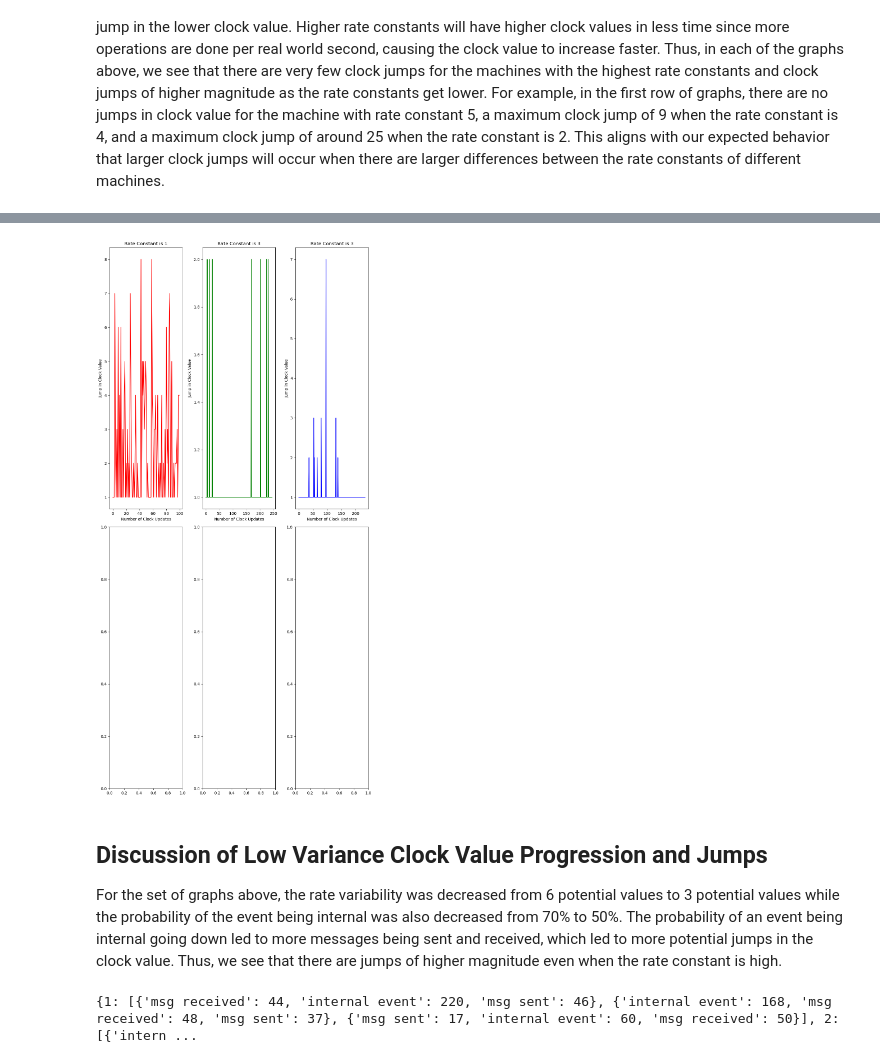
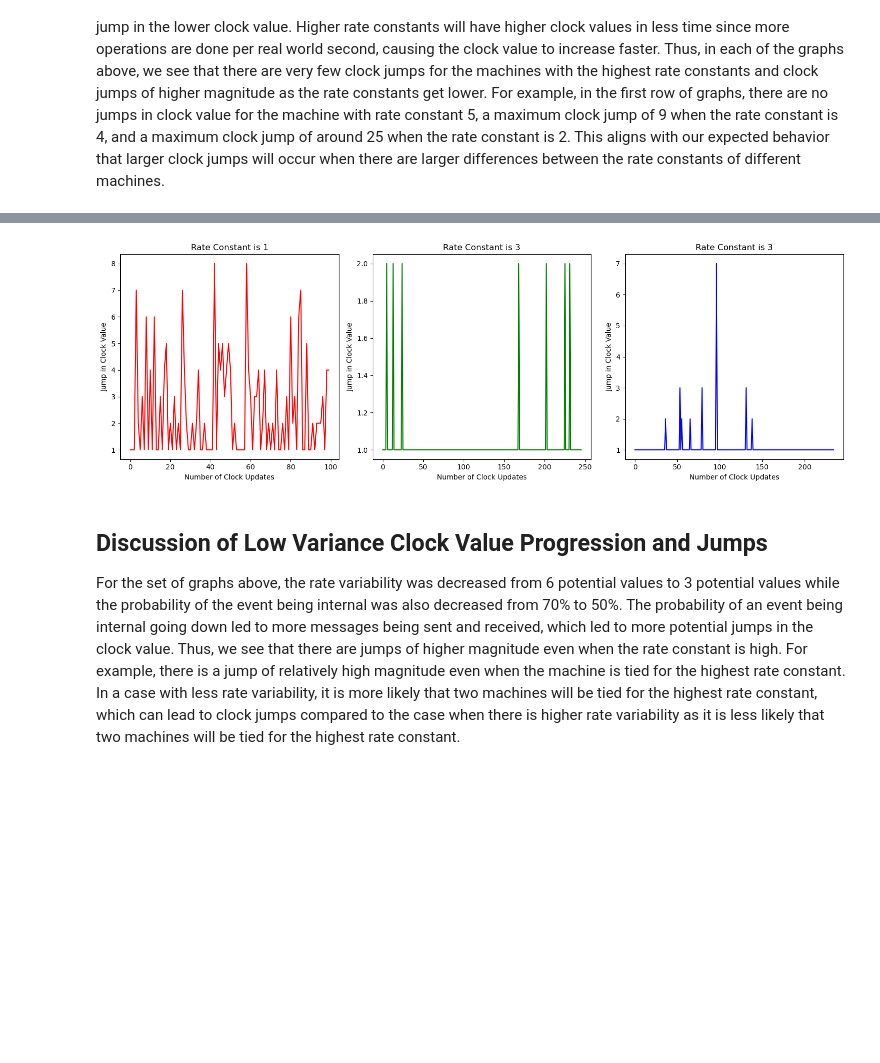
Before and after one commit to rnori-harv/DistributedSystemModel, a Jupyter notebook: CS 262 Engineering Notebook.ipynb, the cells around one changed output, grey strips where cells are left out. Saved outputs shown, nothing was run; the diff lists cells and outputs as text; code cells hidden in the pictures; blank space fills up the shorter version.

```diff
--- a/CS 262 Engineering Notebook.ipynb
+++ b/CS 262 Engineering Notebook.ipynb
@@ -120,13 +120,11 @@ for key in clock_dict_lowvar.keys():
 # %%
 RATE_CONST_LOWVAR = {1: [1,3,3]}
 # %%
-fig, axs  = plt.subplots(2, 1, figsize = (10,20))
 for key in clock_dict_lowvar.keys():
     for i in range(len(clock_dict_lowvar[key])):
-        axs[key - 1].plot(clock_dict_lowvar[key][i], label = "Rate Constant: " + str(RATE_CONST_LOWVAR[key][i]))
-        axs[key - 1].set_title("Progression of Clock Value with Rate Constants " + str(RATE_CONST_LOWVAR[key]))
-        axs[key - 1].set_xlabel("Number of Clock Updates")
-        axs[key - 1].set_ylabel("Clock Value")
-        axs[key - 1].legend()
-fig.tight_layout()
+        plt.plot(clock_dict_lowvar[key][i], label = "Rate Constant: " + str(RATE_CONST_LOWVAR[key][i]))
+        plt.title("Progression of Clock Value with Rate Constants " + str(RATE_CONST_LOWVAR[key]))
+        plt.xlabel("Number of Clock Updates")
+        plt.ylabel("Clock Value")
+        plt.legend()
 # %% [output]
@@ -134,15 +132,15 @@ fig.tight_layout()
 # %%
-fig, axs = plt.subplots(2, 3, figsize = (10,20))
+fig, axs = plt.subplots(1, 3, figsize = (15,5))
 colors = ['r', 'g', 'b']
 for key in clock_jumps_dict_lowvar.keys():
     for i in range(len(clock_jumps_dict_lowvar[key])):
-        axs[key - 1][i].plot(clock_jumps_dict_lowvar[key][i], label = str(key), color = colors[i])
-        axs[key - 1][i].set_title("Rate Constant is " + str(RATE_CONST_LOWVAR[key][i]))
-        axs[key - 1][i].set_xlabel("Number of Clock Updates")
-        axs[key - 1][i].set_ylabel("Jump in Clock Value")
+        axs[i].plot(clock_jumps_dict_lowvar[key][i], label = str(key), color = colors[i])
+        axs[i].set_title("Rate Constant is " + str(RATE_CONST_LOWVAR[key][i]))
+        axs[i].set_xlabel("Number of Clock Updates")
+        axs[i].set_ylabel("Jump in Clock Value")
 fig.tight_layout()
 # %% [output]
-[figure, old version]
+[figure, new version]
 # %% [markdown]
 ## Discussion of Low Variance Clock Value Progression and Jumps
-For the set of graphs above, the rate variability was decreased from 6 potential values to 3 potential values while the probability of the event being internal was also decreased from 70% to 50%. The probability of an event being internal going down led to more messages being sent and received, which led to more potential jumps in the clock value. Thus, we see that there are jumps of higher magnitude even when the rate constant is high.
+For the set of graphs above, the rate variability was decreased from 6 potential values to 3 potential values while the probability of the event being internal was also decreased from 70% to 50%. The probability of an event being internal going down led to more messages being sent and received, which led to more potential jumps in the clock value. Thus, we see that there are jumps of higher magnitude even when the rate constant is high. For example, there is a jump of relatively high magnitude even when the machine is tied for the highest rate constant. In a case with less rate variability, it is more likely that two machines will be tied for the highest rate constant, which can lead to clock jumps compared to the case when there is higher rate variability as it is less likely that two machines will be tied for the highest rate constant.
@@ -159,10 +146,0 @@ def event_counter(log):
-# %%
-total_events_dict = {}
-for key in log_dict.keys():
-    total_events_dict[key] = []
-    for i in range(len(log_dict[key])):
-        total_events_dict[key].append(event_counter(log_dict[key][i]))
-print(total_events_dict)
-print(total)
-# %% [output]
-{1: [{'msg received': 44, 'internal event': 220, 'msg sent': 46}, {'internal event': 168, 'msg received': 48, 'msg sent': 37}, {'msg sent': 17, 'internal event': 60, 'msg received': 50}], 2: [{'intern ...
```
Also changed, not shown: parts of 2 cells of this notebook.
